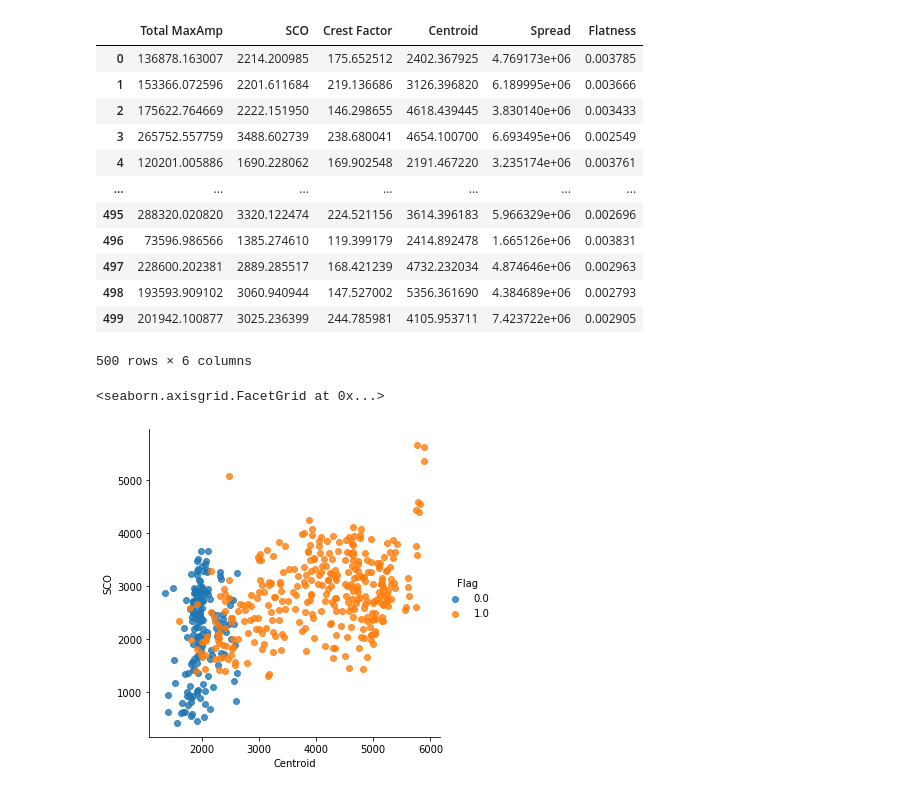
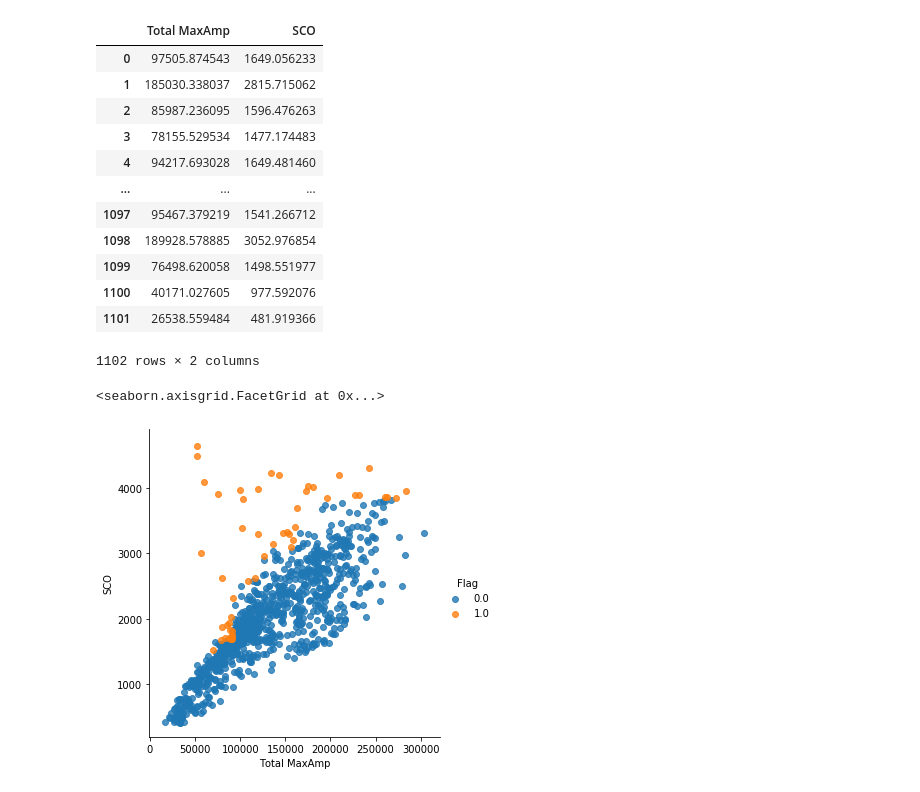
Before and after one commit to Waclaw-Nietzsche/Diploma, a Jupyter notebook: Classifier/BibaryClassifier_Test.ipynb, the cells around one changed output. Cells and saved outputs as stored; diff of their text form; code cells hidden in the pictures.

```diff
--- a/Classifier/BibaryClassifier_Test.ipynb
+++ b/Classifier/BibaryClassifier_Test.ipynb
@@ -5,7 +5,7 @@ import seaborn as sn
 import soundmfccparams as smfccp
 # %%
 # Path for packs
-signalPath = r"/home/vaclav/Desktop/Diploma/Dirty Signals/Test/Test02"
+signalPath = r"/home/vaclav/Desktop/Diploma/Dirty Signals/Test/Test01/"
 
 # Path for RandomForestClassifier
 classifierPath = "/home/vaclav/Desktop/Diploma/Notebooks/Classifier/classificator.sav"
@@ -19,19 +19,19 @@ signalDataFrame = sigp.extract_data(signalPath)
 #signalDataFrame.columns = new_cols[:len(list(signalDataFrame))]
 signalDataFrame
 # %% [output]
-|  | Total MaxAmp | SCO | Crest Factor | Centroid | Spread | Flatness |
-| 0 | 136878.163007 | 2214.200985 | 175.652512 | 2402.367925 | 4.769173e+06 | 0.003785 |
-| 1 | 153366.072596 | 2201.611684 | 219.136686 | 3126.396820 | 6.189995e+06 | 0.003666 |
-| 2 | 175622.764669 | 2222.151950 | 146.298655 | 4618.439445 | 3.830140e+06 | 0.003433 |
-| 3 | 265752.557759 | 3488.602739 | 238.680041 | 4654.100700 | 6.693495e+06 | 0.002549 |
-| 4 | 120201.005886 | 1690.228062 | 169.902548 | 2191.467220 | 3.235174e+06 | 0.003761 |
-| ... | ... | ... | ... | ... | ... | ... |
-| 495 | 288320.020820 | 3320.122474 | 224.521156 | 3614.396183 | 5.966329e+06 | 0.002696 |
-| 496 | 73596.986566 | 1385.274610 | 119.399179 | 2414.892478 | 1.665126e+06 | 0.003831 |
-| 497 | 228600.202381 | 2889.285517 | 168.421239 | 4732.232034 | 4.874646e+06 | 0.002963 |
-| 498 | 193593.909102 | 3060.940944 | 147.527002 | 5356.361690 | 4.384689e+06 | 0.002793 |
-| 499 | 201942.100877 | 3025.236399 | 244.785981 | 4105.953711 | 7.423722e+06 | 0.002905 |
+|  | Total MaxAmp | SCO |
+| 0 | 97505.874543 | 1649.056233 |
+| 1 | 185030.338037 | 2815.715062 |
+| 2 | 85987.236095 | 1596.476263 |
+| 3 | 78155.529534 | 1477.174483 |
+| 4 | 94217.693028 | 1649.481460 |
+| ... | ... | ... |
+| 1097 | 95467.379219 | 1541.266712 |
+| 1098 | 189928.578885 | 3052.976854 |
+| 1099 | 76498.620058 | 1498.551977 |
+| 1100 | 40171.027605 | 977.592076 |
+| 1101 | 26538.559484 | 481.919366 |
-500 rows × 6 columns
+1102 rows × 2 columns
 # %%
 # Load the model from disk
 loaded_model = pickle.load(open(classifierPath, 'rb'))
@@ -40,10 +40,10 @@ loaded_model = pickle.load(open(classifierPath, 'rb'))
 predictedData = loaded_model.predict(signalDataFrame)
 predictedsignalDataFrame = signalDataFrame.assign(Flag=predictedData)
 # %%
-sn.lmplot('Centroid', 'SCO', data=predictedsignalDataFrame, hue="Flag", fit_reg=False)
+sn.lmplot('Total MaxAmp', 'SCO', data=predictedsignalDataFrame, hue="Flag", fit_reg=False)
 # %% [output]
 <seaborn.axisgrid.FacetGrid at 0x...>
-[figure, old version]
+[figure, new version]
 # %%
 # Loading wav files for spectrogramms
 audiolist = sigp.load_list_of_wav(signalPath)
```
Also changed, not shown: parts of 7 cells of this notebook, 6 other files.
